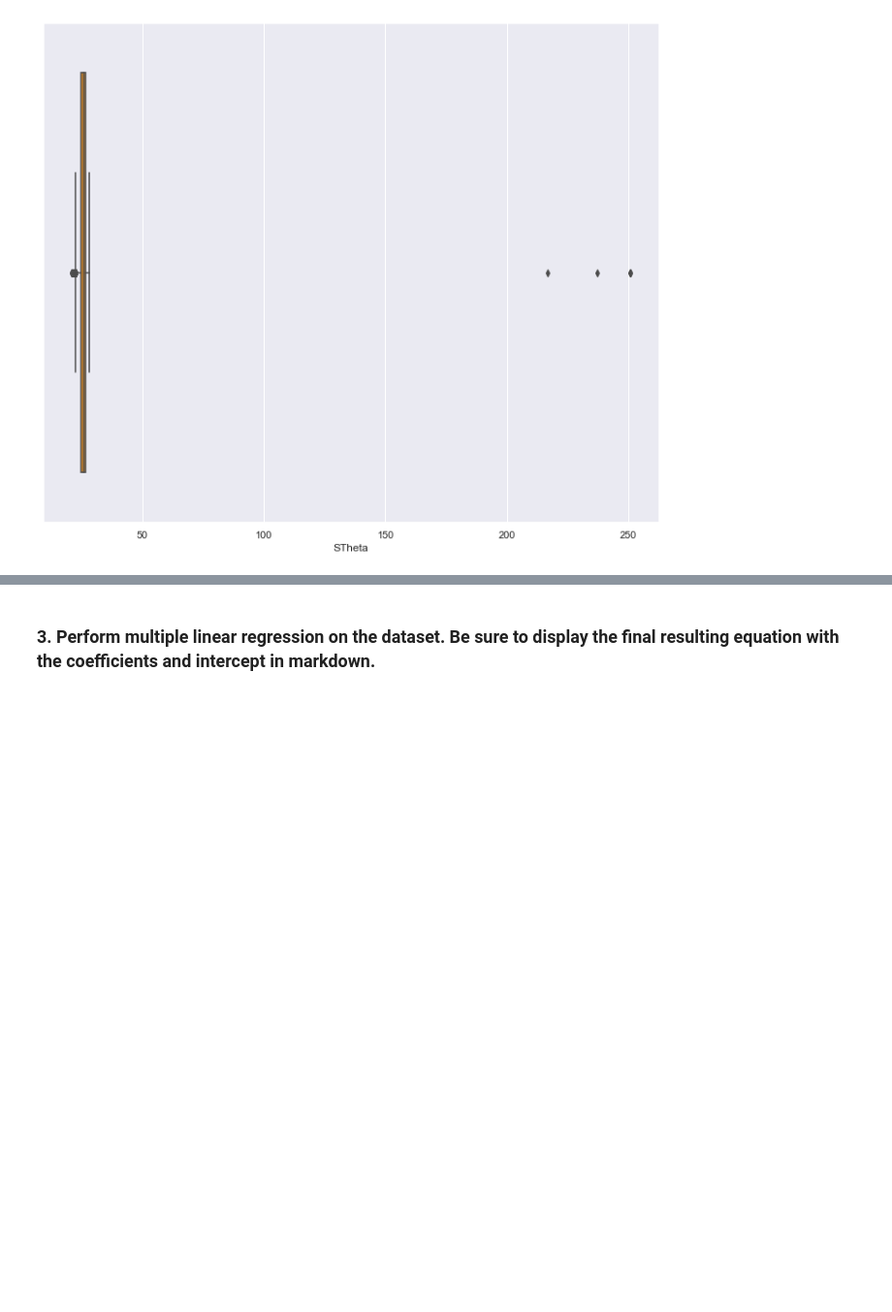
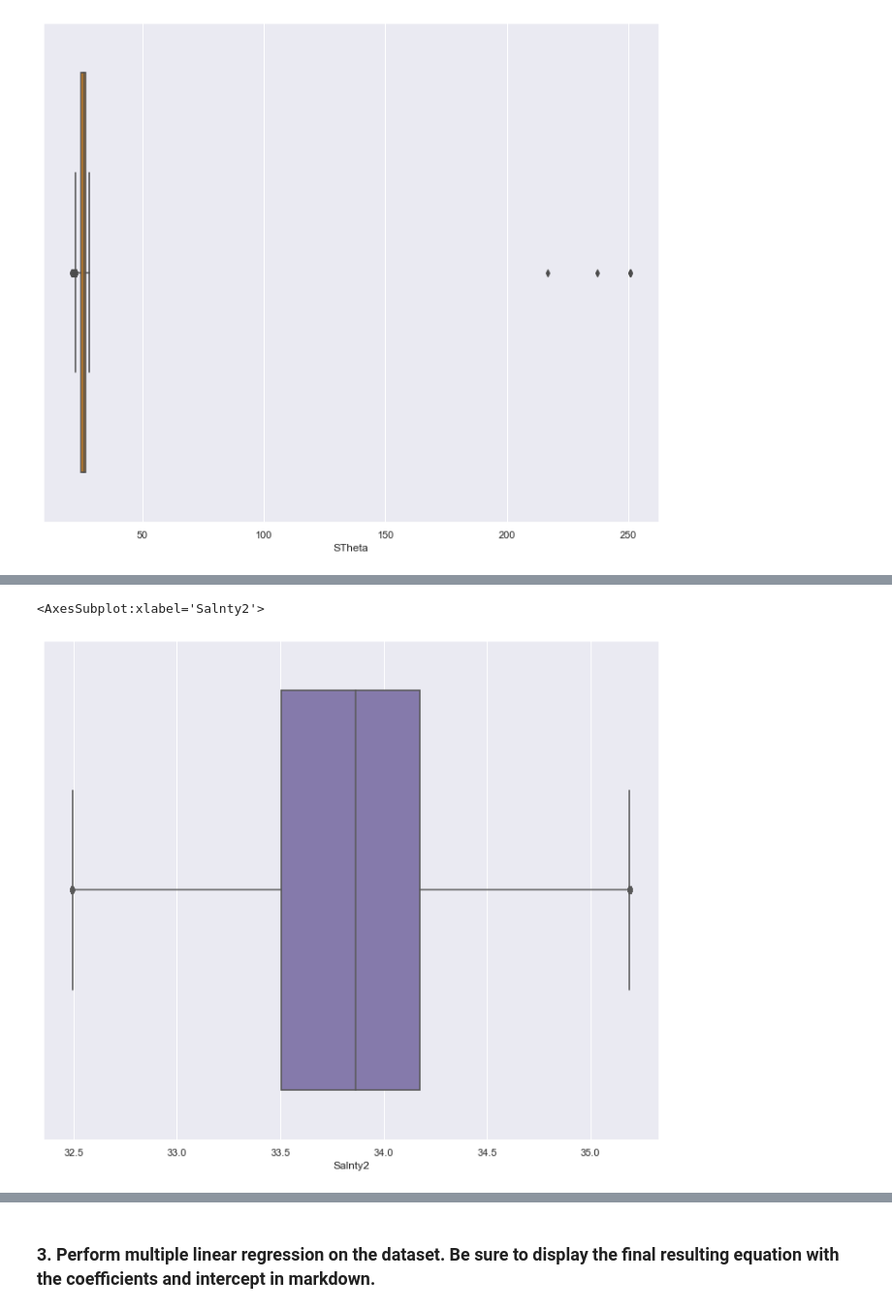
Before and after one commit to artolon/HW14-MLR-LogReg, a Jupyter notebook: Homework14.ipynb, the cells around one changed output, grey strips where cells are left out. Shown: that part at 97% size. Cells and saved outputs as stored; diff of their text form; code cells hidden in the pictures; blank space fills up the shorter version.

```diff
--- a/Homework14.ipynb
+++ b/Homework14.ipynb
@@ -675,0 +711,6 @@ sns.boxplot(x='Salnty', color='darkorange', data=predict_temp)
+# %%
+# Revised Salinity Boxplot
+sns.boxplot(x='Salnty2', color='m', data=predict_temp)
+# %% [output]
+<AxesSubplot:xlabel='Salnty2'>
+[figure, added]
```
Also changed, not shown: parts of 45 cells of this notebook.
